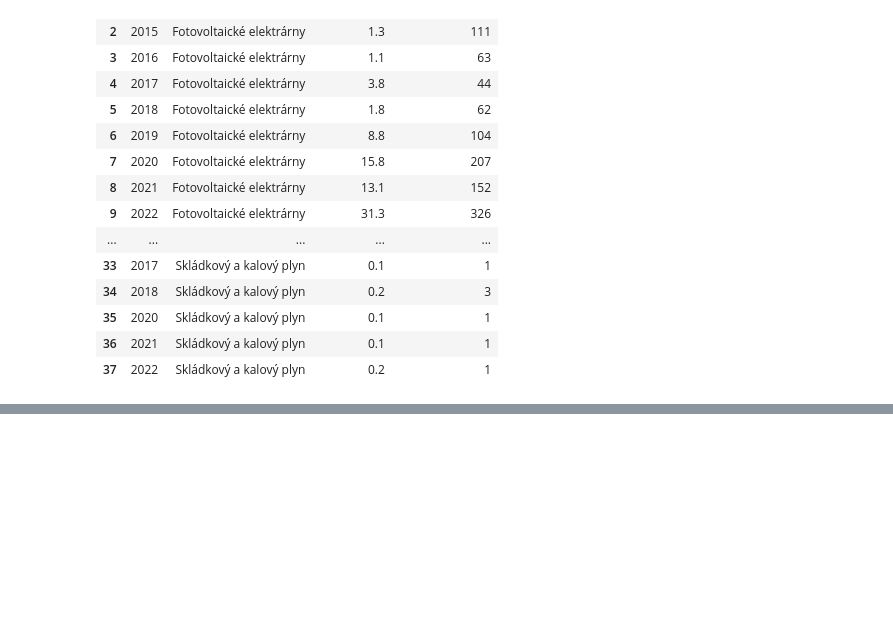
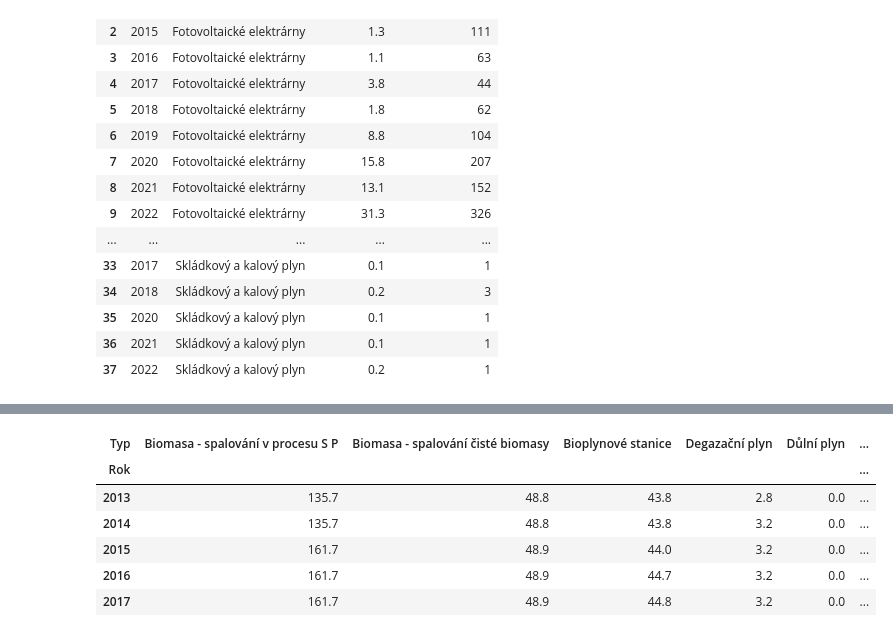
Before and after one commit to Czechitas-DA-Green-is-Good/Hackathon, a Jupyter notebook: instalovanyVykon.ipynb, the cells around one changed output, grey strips where cells are left out. Cells and saved outputs as stored; diff of their text form; code cells hidden in the pictures; blank space fills up the shorter version.

```diff
--- a/instalovanyVykon.ipynb
+++ b/instalovanyVykon.ipynb
@@ -22,0 +45,12 @@ zdroje
+# %%
+pivot_zdroje = zdroje.pivot(index='Rok', columns='Typ', values='Průběžný součet')
+pivot_zdroje = pivot_zdroje.ffill()
+pivot_zdroje.head()
+# %% [output]
+| Typ | Biomasa - spalování v procesu S P | Biomasa - spalování čisté biomasy | Bioplynové stanice | Degazační plyn | Důlní plyn | ... |
+| Rok |  |  |  |  |  | ... |
+| 2013 | 135.7 | 48.8 | 43.8 | 2.8 | 0.0 | ... |
+| 2014 | 135.7 | 48.8 | 43.8 | 3.2 | 0.0 | ... |
+| 2015 | 161.7 | 48.9 | 44.0 | 3.2 | 0.0 | ... |
+| 2016 | 161.7 | 48.9 | 44.7 | 3.2 | 0.0 | ... |
+| 2017 | 161.7 | 48.9 | 44.8 | 3.2 | 0.0 | ... |
```
Also changed, not shown: parts of 4 cells of this notebook.
